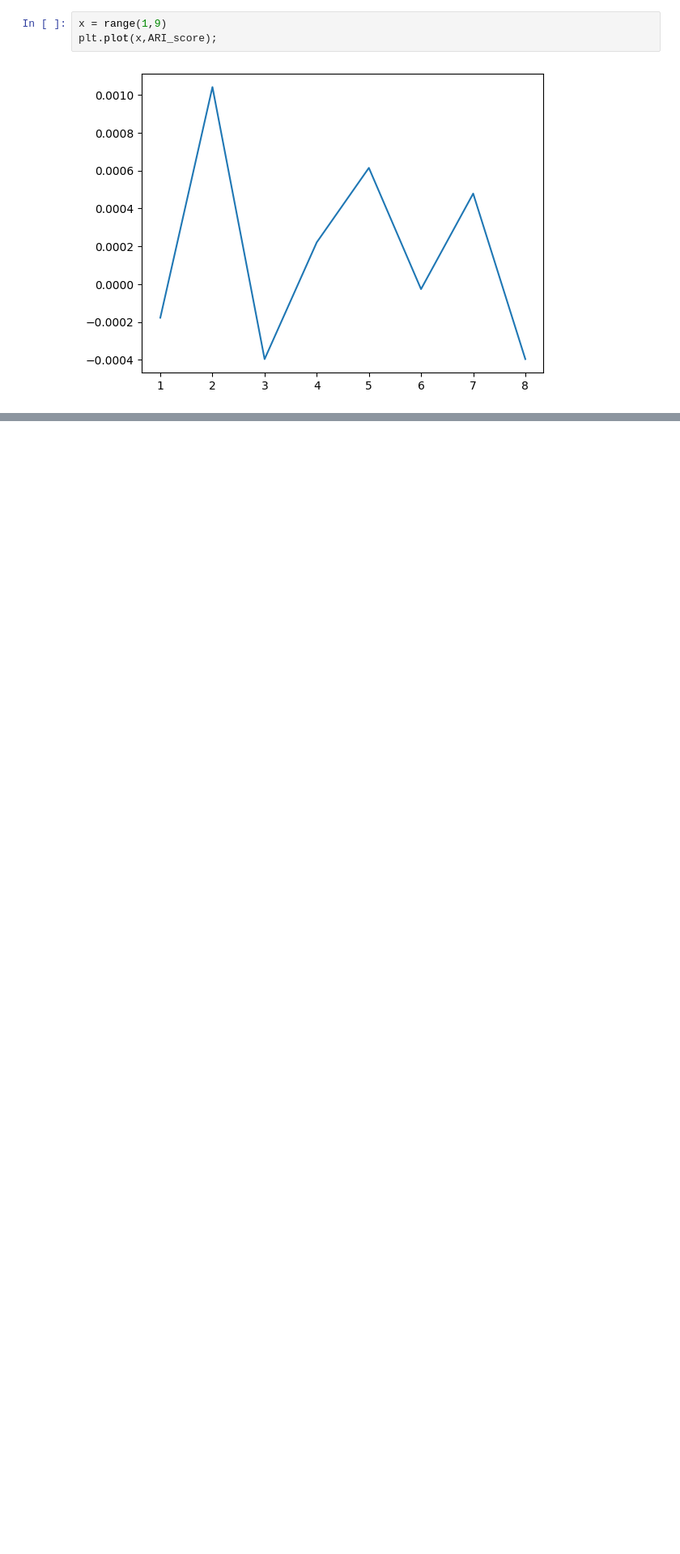
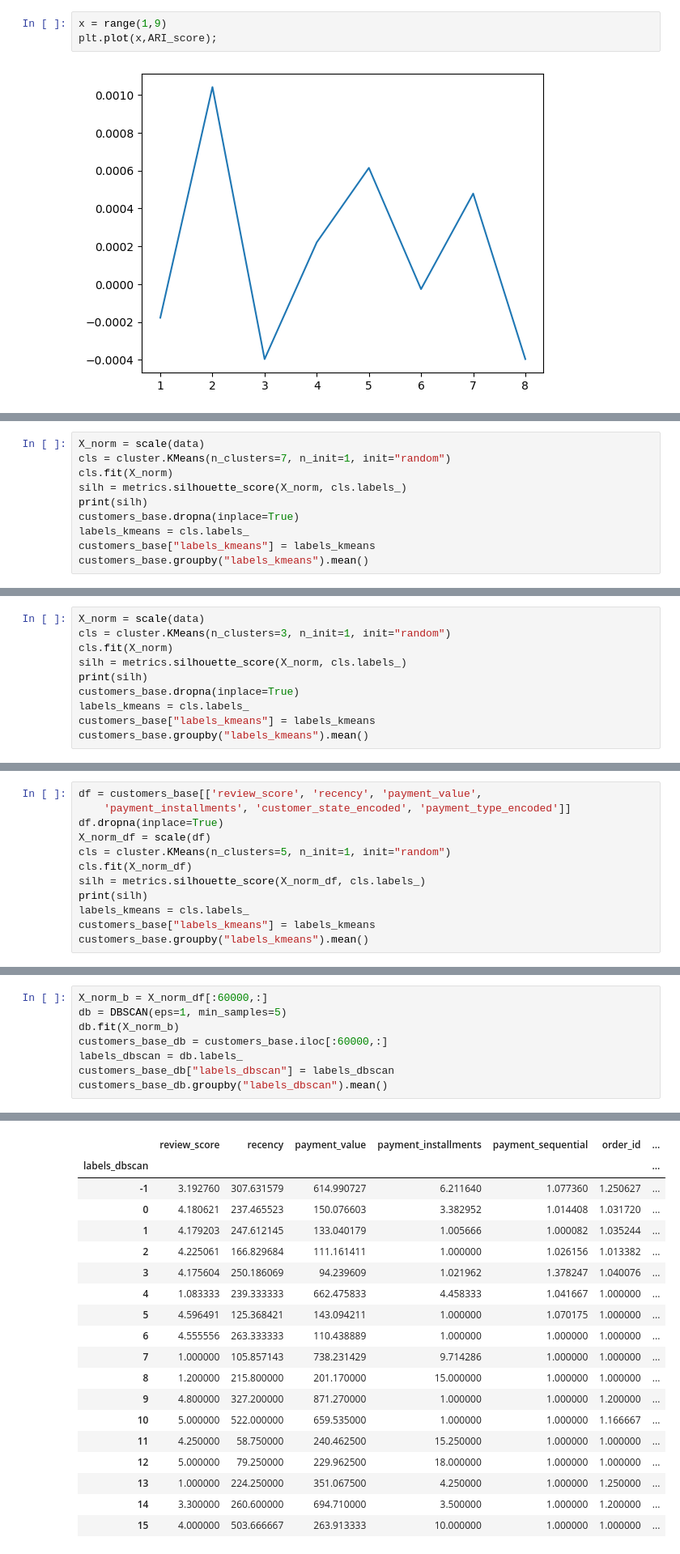
Before and after one commit to Cyr-dcx/Olist_clustering, a Jupyter notebook: notebooks/clustering.ipynb, the cells around one changed output, grey strips where cells are left out. Shown at 81% size. Drawn from its saved outputs; the diff is of its cells as text; blank space fills up the shorter version.

Commit message:
analyse des clusters

```diff
--- a/notebooks/clustering.ipynb
+++ b/notebooks/clustering.ipynb
@@ -284,0 +287,10 @@ plt.plot(x,ARI_score);
+# %%
+X_norm = scale(data)
+cls = cluster.KMeans(n_clusters=7, n_init=1, init="random")
+cls.fit(X_norm)
+silh = metrics.silhouette_score(X_norm, cls.labels_)
+print(silh)
+customers_base.dropna(inplace=True)
+labels_kmeans = cls.labels_
+customers_base["labels_kmeans"] = labels_kmeans
+customers_base.groupby("labels_kmeans").mean()
@@ -284,0 +311,10 @@ plt.plot(x,ARI_score);
+# %%
+X_norm = scale(data)
+cls = cluster.KMeans(n_clusters=3, n_init=1, init="random")
+cls.fit(X_norm)
+silh = metrics.silhouette_score(X_norm, cls.labels_)
+print(silh)
+customers_base.dropna(inplace=True)
+labels_kmeans = cls.labels_
+customers_base["labels_kmeans"] = labels_kmeans
+customers_base.groupby("labels_kmeans").mean()
@@ -284,0 +330,12 @@ plt.plot(x,ARI_score);
+# %%
+df = customers_base[['review_score', 'recency', 'payment_value',
+    'payment_installments', 'customer_state_encoded', 'payment_type_encoded']]
+df.dropna(inplace=True)
+X_norm_df = scale(df)
+cls = cluster.KMeans(n_clusters=5, n_init=1, init="random")
+cls.fit(X_norm_df)
+silh = metrics.silhouette_score(X_norm_df, cls.labels_)
+print(silh)
+labels_kmeans = cls.labels_
+customers_base["labels_kmeans"] = labels_kmeans
+customers_base.groupby("labels_kmeans").mean()
@@ -284,0 +357,9 @@ plt.plot(x,ARI_score);
+# %%
+X_norm_b = X_norm_df[:60000,:]
+db = DBSCAN(eps=1, min_samples=5)
+db.fit(X_norm_b)
+customers_base_db = customers_base.iloc[:60000,:]
+labels_dbscan = db.labels_
+customers_base_db["labels_dbscan"] = labels_dbscan
+customers_base_db.groupby("labels_dbscan").mean()
+# %% [output]
@@ -284,0 +371,19 @@ plt.plot(x,ARI_score);
+|  | review_score | recency | payment_value | payment_installments | payment_sequential | order_id | ... |
+| labels_dbscan |  |  |  |  |  |  | ... |
+| -1 | 3.192760 | 307.631579 | 614.990727 | 6.211640 | 1.077360 | 1.250627 | ... |
+| 0 | 4.180621 | 237.465523 | 150.076603 | 3.382952 | 1.014408 | 1.031720 | ... |
+| 1 | 4.179203 | 247.612145 | 133.040179 | 1.005666 | 1.000082 | 1.035244 | ... |
+| 2 | 4.225061 | 166.829684 | 111.161411 | 1.000000 | 1.026156 | 1.013382 | ... |
+| 3 | 4.175604 | 250.186069 | 94.239609 | 1.021962 | 1.378247 | 1.040076 | ... |
+| 4 | 1.083333 | 239.333333 | 662.475833 | 4.458333 | 1.041667 | 1.000000 | ... |
+| 5 | 4.596491 | 125.368421 | 143.094211 | 1.000000 | 1.070175 | 1.000000 | ... |
+| 6 | 4.555556 | 263.333333 | 110.438889 | 1.000000 | 1.000000 | 1.000000 | ... |
+| 7 | 1.000000 | 105.857143 | 738.231429 | 9.714286 | 1.000000 | 1.000000 | ... |
+| 8 | 1.200000 | 215.800000 | 201.170000 | 15.000000 | 1.000000 | 1.000000 | ... |
+| 9 | 4.800000 | 327.200000 | 871.270000 | 1.000000 | 1.000000 | 1.200000 | ... |
+| 10 | 5.000000 | 522.000000 | 659.535000 | 1.000000 | 1.000000 | 1.166667 | ... |
+| 11 | 4.250000 | 58.750000 | 240.462500 | 15.250000 | 1.000000 | 1.000000 | ... |
+| 12 | 5.000000 | 79.250000 | 229.962500 | 18.000000 | 1.000000 | 1.000000 | ... |
+| 13 | 1.000000 | 224.250000 | 351.067500 | 4.250000 | 1.000000 | 1.250000 | ... |
+| 14 | 3.300000 | 260.600000 | 694.710000 | 3.500000 | 1.000000 | 1.200000 | ... |
+| 15 | 4.000000 | 503.666667 | 263.913333 | 10.000000 | 1.000000 | 1.000000 | ... |
```
Also changed, not shown: parts of 9 cells of this notebook, 2 other files.
